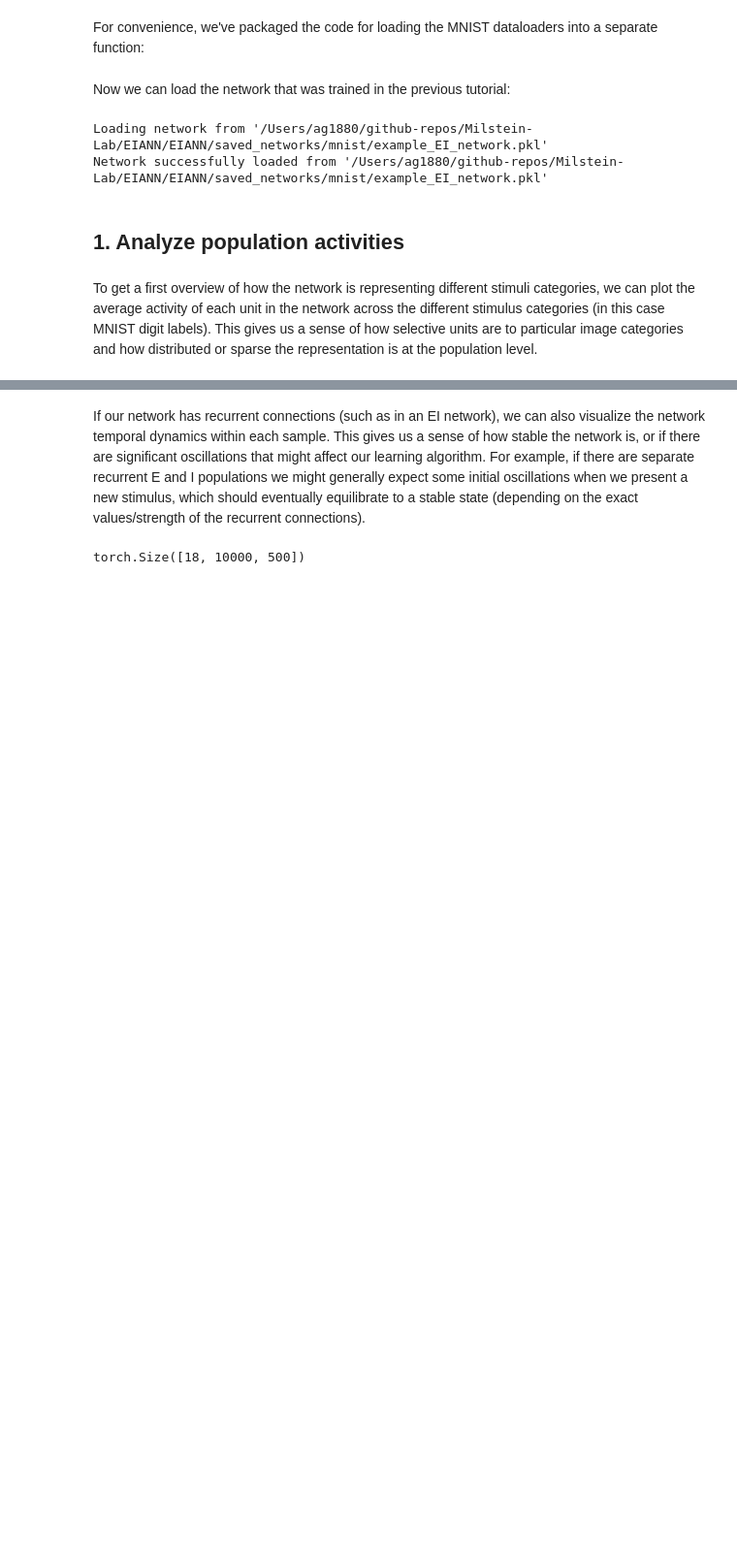
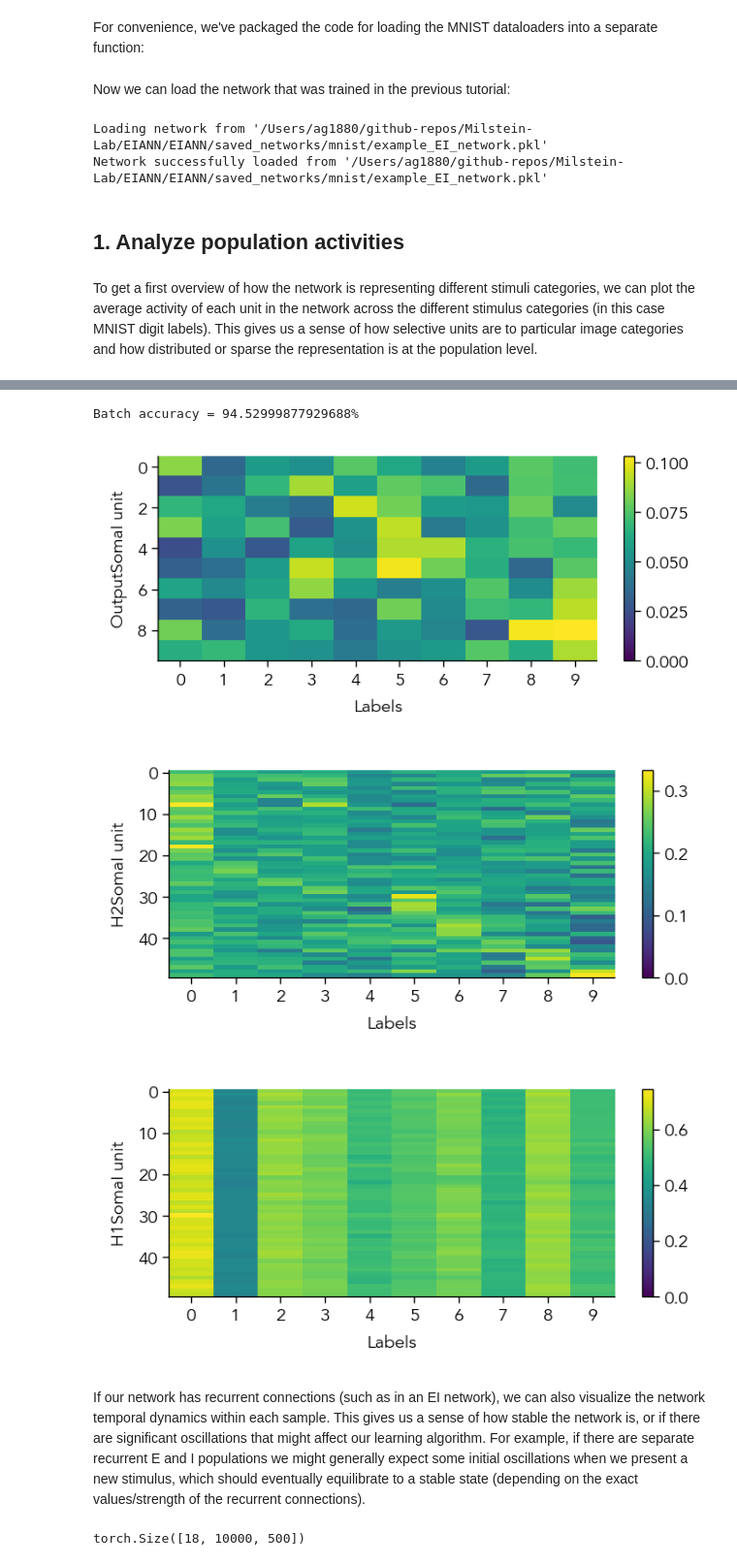
Before and after one commit to Milstein-Lab/EIANN, a Jupyter notebook: docs/Using_EIANN/visualizing_network_properties.ipynb, the cells around one changed output, grey strips where cells are left out. Shown at 97% size. Cells and saved outputs as stored; diff of their text form; code cells hidden in the pictures; blank space fills up the shorter version.

```diff
--- a/docs/Using_EIANN/visualizing_network_properties.ipynb
+++ b/docs/Using_EIANN/visualizing_network_properties.ipynb
@@ -48,3 +35,10 @@ Batch accuracy = 94.69000244140625%
+# %%
+eiann.plot.plot_batch_accuracy(network, test_dataloader, population='I')
+# %% [output]
+Batch accuracy = 94.52999877929688%
+[figure, added]
+[figure, added]
+[figure, added]
 # %% [markdown]
 If our network has recurrent connections (such as in an EI network), we can also visualize the network temporal dynamics within each sample. This gives us a sense of how stable the network is, or if there are significant oscillations that might affect our learning algorithm. For example, if there are separate recurrent E and I populations we might generally expect some initial oscillations when we present a new stimulus, which should eventually equilibrate to a stable state (depending on the exact values/strength of the recurrent connections).
 # %%
```
Also changed, not shown: parts of 9 cells of this notebook, 14 other files.
